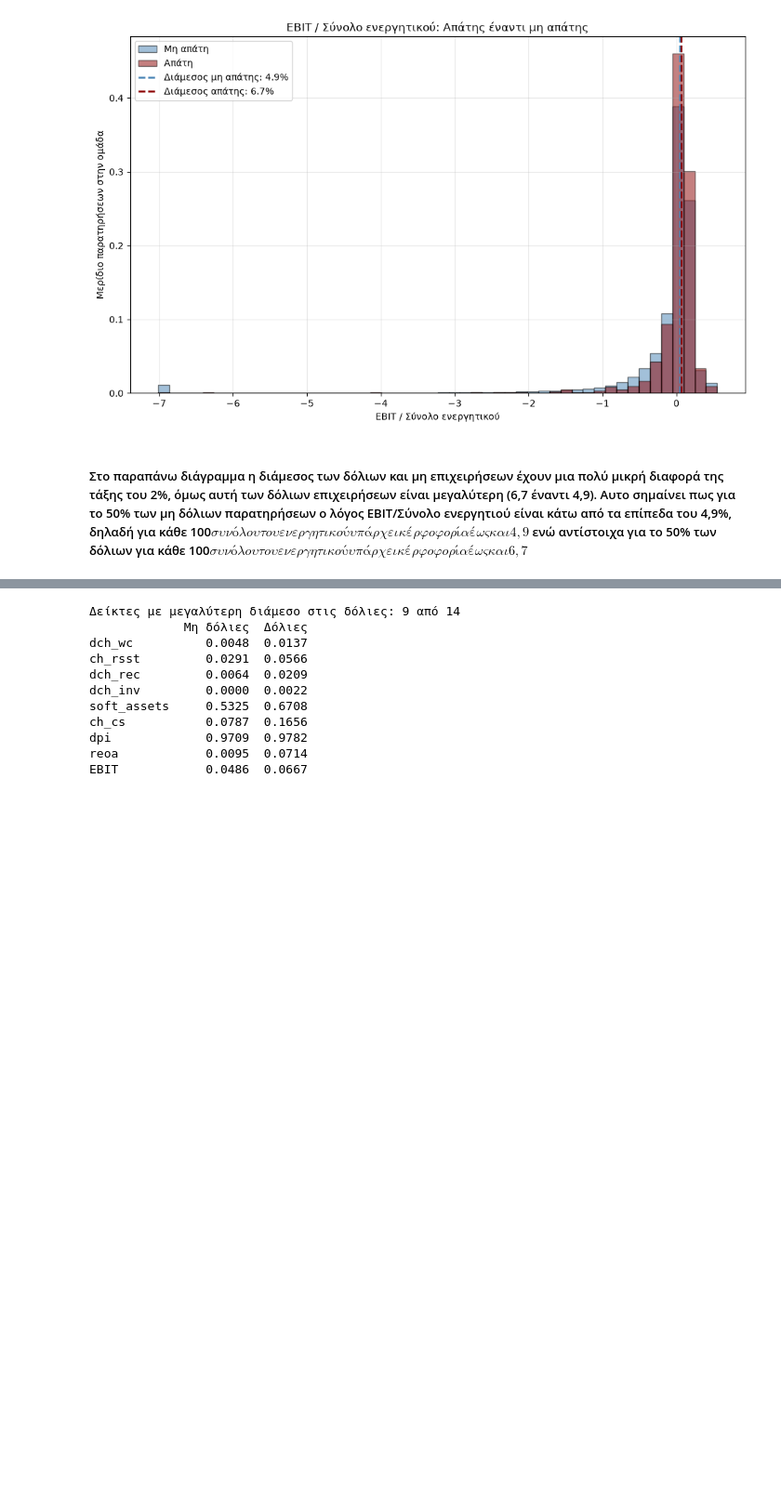
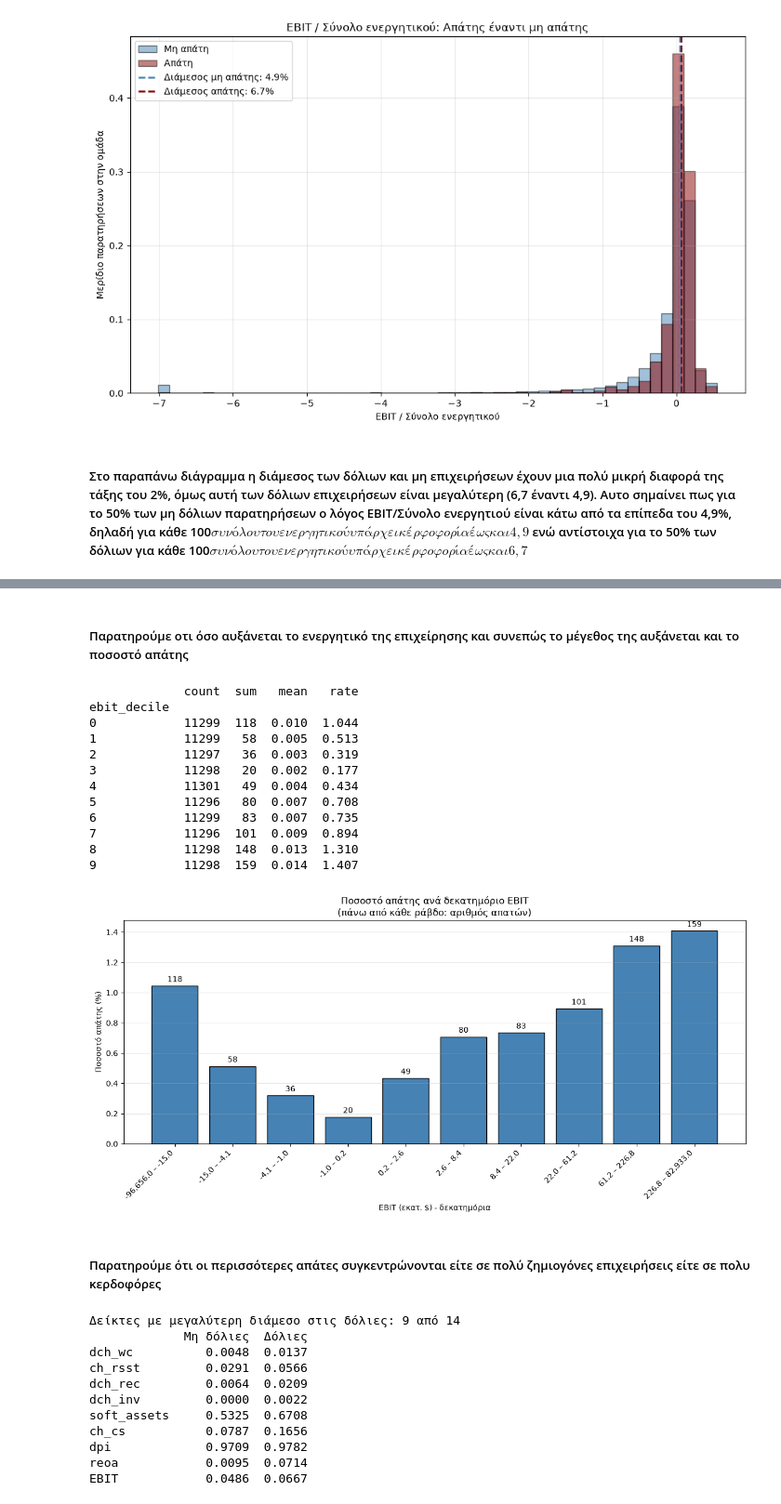
Before and after one commit to faidrapapavasileiou/PTIXIAKI_GITHUB, a Jupyter notebook: 01_eda_cleaning.ipynb.ipynb, the cells around one changed output, grey strips where cells are left out. Shown at 93% size. Saved outputs shown, nothing was run; the diff lists cells and outputs as text; code cells hidden in the pictures; blank space fills up the shorter version.

```diff
--- a/01_eda_cleaning.ipynb.ipynb
+++ b/01_eda_cleaning.ipynb.ipynb
@@ -351,3 +371,46 @@ Name: at, dtype: float64
+# %% [markdown]
+##### Παρατηρούμε οτι όσο αυξάνεται το ενεργητικό της επιχείρησης και συνεπώς το μέγεθος της αυξάνεται και το ποσοστό απάτης
+# %%
+# Ποσοστό απάτης ανά δεκατημόριο EBIT (εκατ. $)
+# EBIT = καθαρά κέρδη (ni) + χρεωστικοί τόκοι (xint) + φόροι εισοδήματος (txt), όπως στους Bao et al. (2020)
+ebit_bar = pd.DataFrame({'misstate': df['misstate'], 'EBIT_raw': df['ni'] + df['xint'] + df['txt']})
+ebit_bar['ebit_decile'], ebit_edges = pd.qcut(ebit_bar['EBIT_raw'], q=10, labels=False, retbins=True)
+
+ebit_summary = ebit_bar.groupby('ebit_decile')['misstate'].agg(['count', 'sum', 'mean'])
+ebit_summary['rate'] = ebit_summary['mean'] * 100
+print(ebit_summary.round(3))
+
+ebit_labels = []
+for i in range(len(ebit_edges) - 1):
+    ebit_labels.append(f'{ebit_edges[i]:,.1f} – {ebit_edges[i+1]:,.1f}')
+
+plt.figure(figsize=(12, 6))
+bars = plt.bar(range(len(ebit_summary)), ebit_summary['rate'], color='steelblue', edgecolor='black')
+plt.bar_label(bars, labels=ebit_summary['sum'], padding=3)
+plt.xticks(range(len(ebit_summary)), ebit_labels, rotation=45, ha='right')
+plt.xlabel('EBIT (εκατ. $) - δεκατημόρια')
+plt.ylabel('Ποσοστό απάτης (%)')
+plt.title('Ποσοστό απάτης ανά δεκατημόριο EBIT\n(πάνω από κάθε ράβδο: αριθμός απατών)')
+plt.grid(axis='y', alpha=0.3)
+plt.tight_layout()
+plt.savefig('diagramma_ebit_apati.png', dpi=300, bbox_inches='tight')
+plt.show()
+# %% [output]
+             count  sum   mean   rate
+ebit_decile
+0            11299  118  0.010  1.044
+1            11299   58  0.005  0.513
+2            11297   36  0.003  0.319
+3            11298   20  0.002  0.177
+4            11301   49  0.004  0.434
+5            11296   80  0.007  0.708
+6            11299   83  0.007  0.735
+7            11296  101  0.009  0.894
+8            11298  148  0.013  1.310
+9            11298  159  0.014  1.407
+[figure, added]
+# %% [markdown]
+##### Παρατηρούμε ότι οι περισσότερες απάτες συγκεντρώνονται είτε σε πολύ ζημιογόνες επιχειρήσεις είτε σε πολυ κερδοφόρες
 # %%
 # Μόνο οι 14 δείκτες των Bao (τα πρωτογενή μεγέθη σε εκατ. $ θα έδειχναν απλώς το μέγεθος)
 compare_cols = ['dch_wc', 'ch_rsst', 'dch_rec', 'dch_inv', 'soft_assets', 'ch_cs', 'ch_cm',
```
Also changed, not shown: parts of 10 cells of this notebook, 4 other files.
